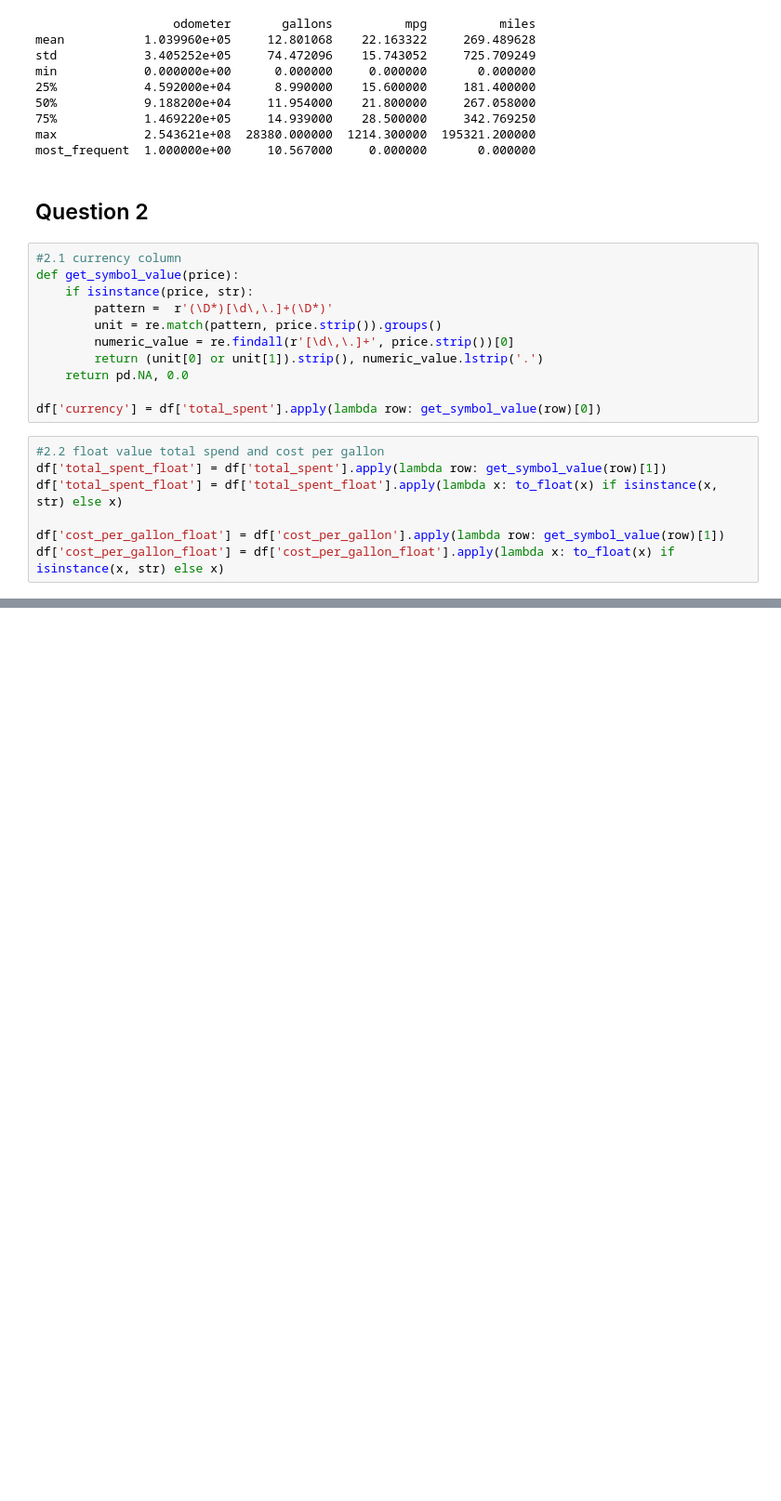
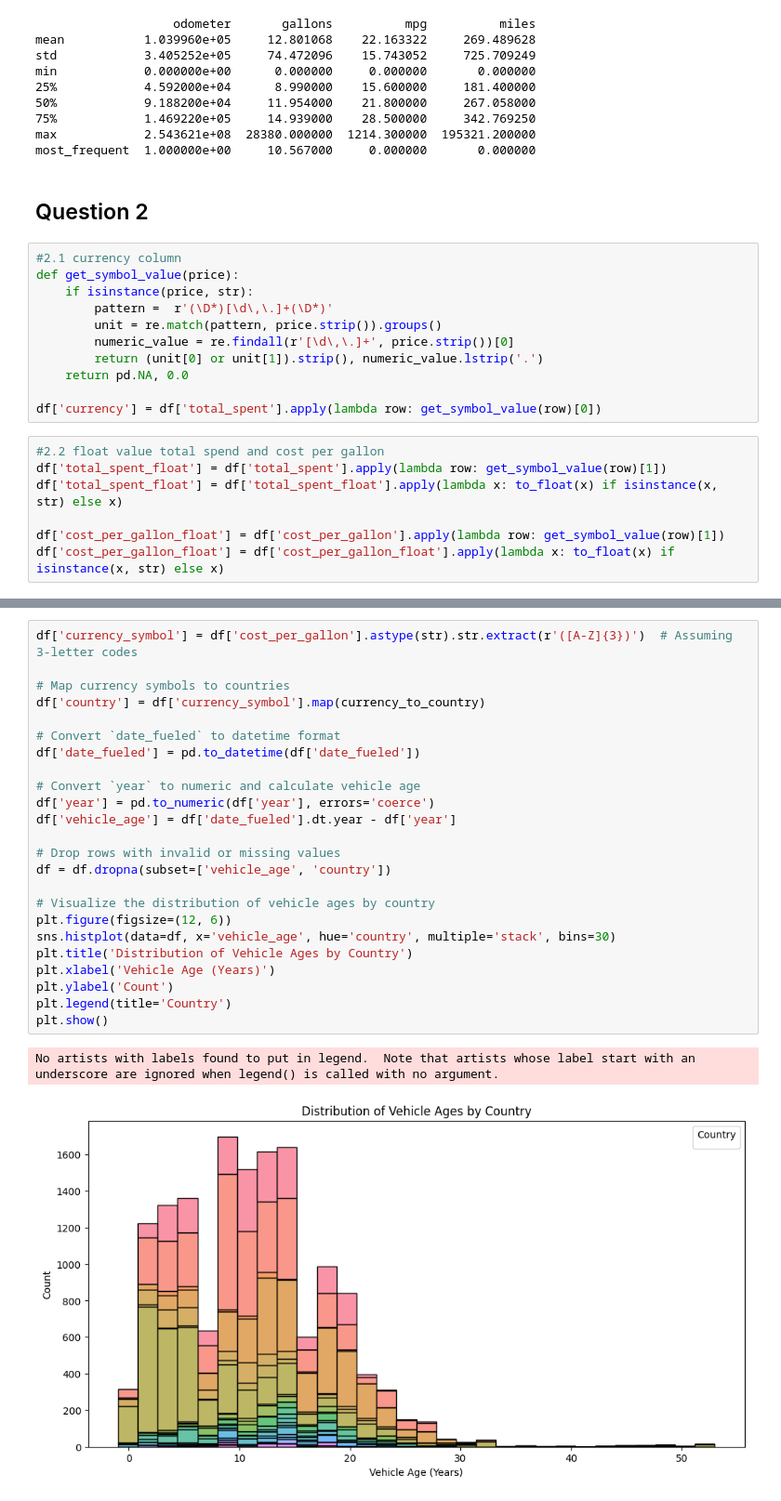
Before and after one commit to TumiJourdan/IDVE-Assignments, a Jupyter notebook: Assignment 1/main.ipynb, the cells around one changed output, grey strips where cells are left out. Shown at 93% size. Drawn from its saved outputs; the diff is of its cells as text; blank space fills up the shorter version.

```diff
--- a/Assignment 1/main.ipynb
+++ b/Assignment 1/main.ipynb
@@ -347,0 +531,27 @@ df['user_id'] = df['user_url'].apply(lambda row: get_user_info(row)[3])
+# %%
+df['currency_symbol'] = df['cost_per_gallon'].astype(str).str.extract(r'([A-Z]{3})')  # Assuming 3-letter codes
+
+# Map currency symbols to countries
+df['country'] = df['currency_symbol'].map(currency_to_country)
+
+# Convert `date_fueled` to datetime format
+df['date_fueled'] = pd.to_datetime(df['date_fueled'])
+
+# Convert `year` to numeric and calculate vehicle age
+df['year'] = pd.to_numeric(df['year'], errors='coerce')
+df['vehicle_age'] = df['date_fueled'].dt.year - df['year']
+
+# Drop rows with invalid or missing values
+df = df.dropna(subset=['vehicle_age', 'country'])
+
+# Visualize the distribution of vehicle ages by country
+plt.figure(figsize=(12, 6))
+sns.histplot(data=df, x='vehicle_age', hue='country', multiple='stack', bins=30)
+plt.title('Distribution of Vehicle Ages by Country')
+plt.xlabel('Vehicle Age (Years)')
+plt.ylabel('Count')
+plt.legend(title='Country')
+plt.show()
+# %% [output]
+No artists with labels found to put in legend.  Note that artists whose label start with an underscore are ignored when legend() is called with no argument.
+[figure, added]
```
Also changed, not shown: parts of 8 cells of this notebook.
